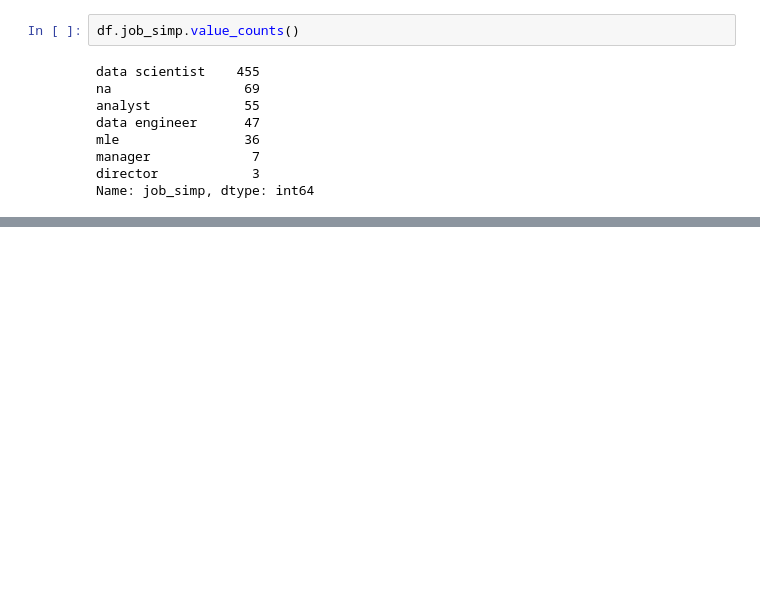
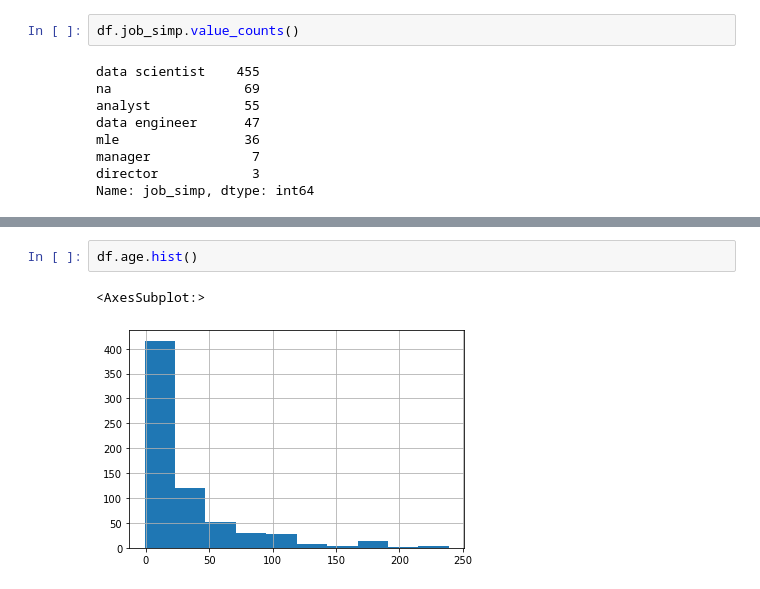
Before and after one commit to adityapoojary/ds_salary_proj, a Jupyter notebook: salary.ipynb, the cells around one changed output, grey strips where cells are left out. Cells and saved outputs as stored; diff of their text form; blank space fills up the shorter version.

```diff
--- a/salary.ipynb
+++ b/salary.ipynb
@@ -93,0 +181,5 @@ Name: job_state, dtype: int64
+# %%
+df.age.hist()
+# %% [output]
+<AxesSubplot:>
+[figure, added]
```
Also changed, not shown: parts of 34 cells of this notebook.
